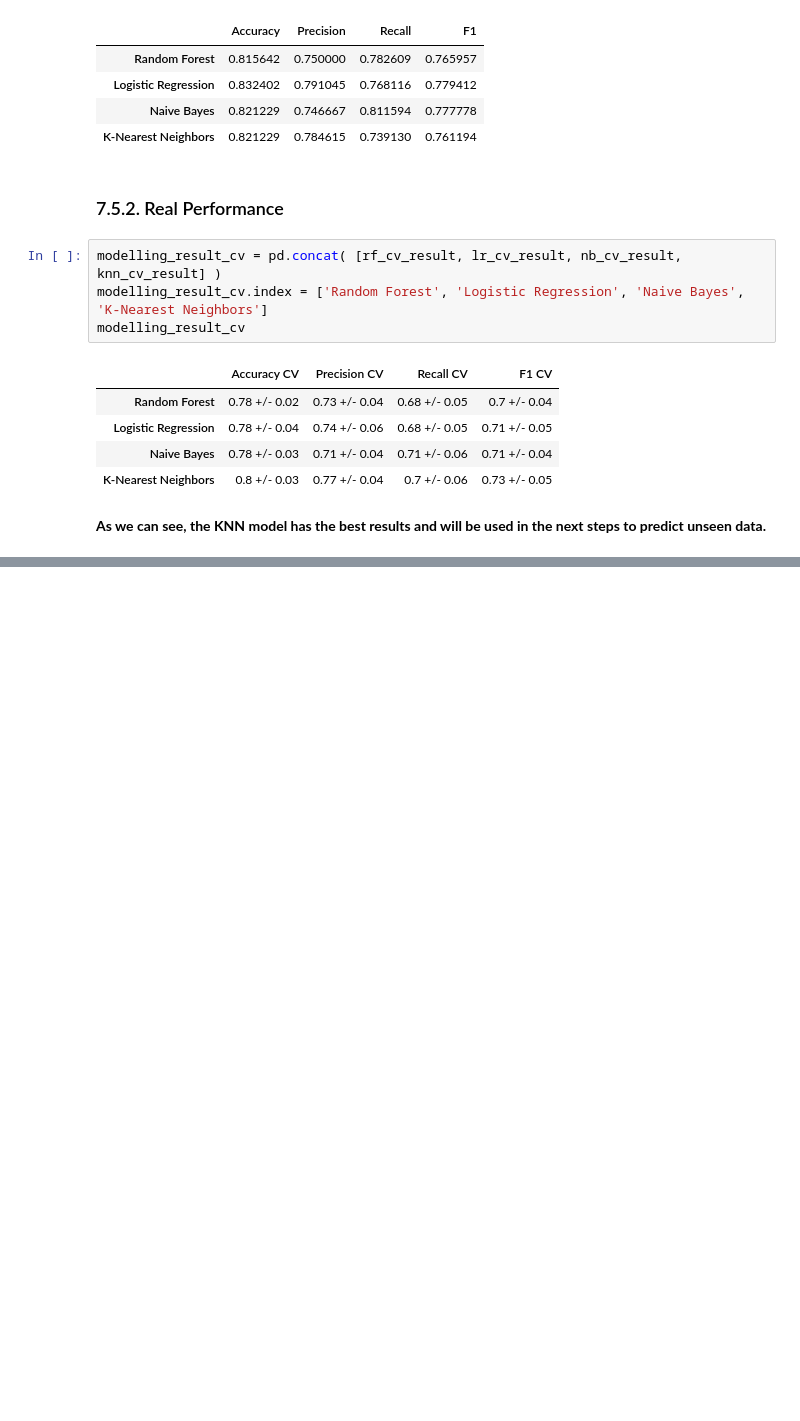
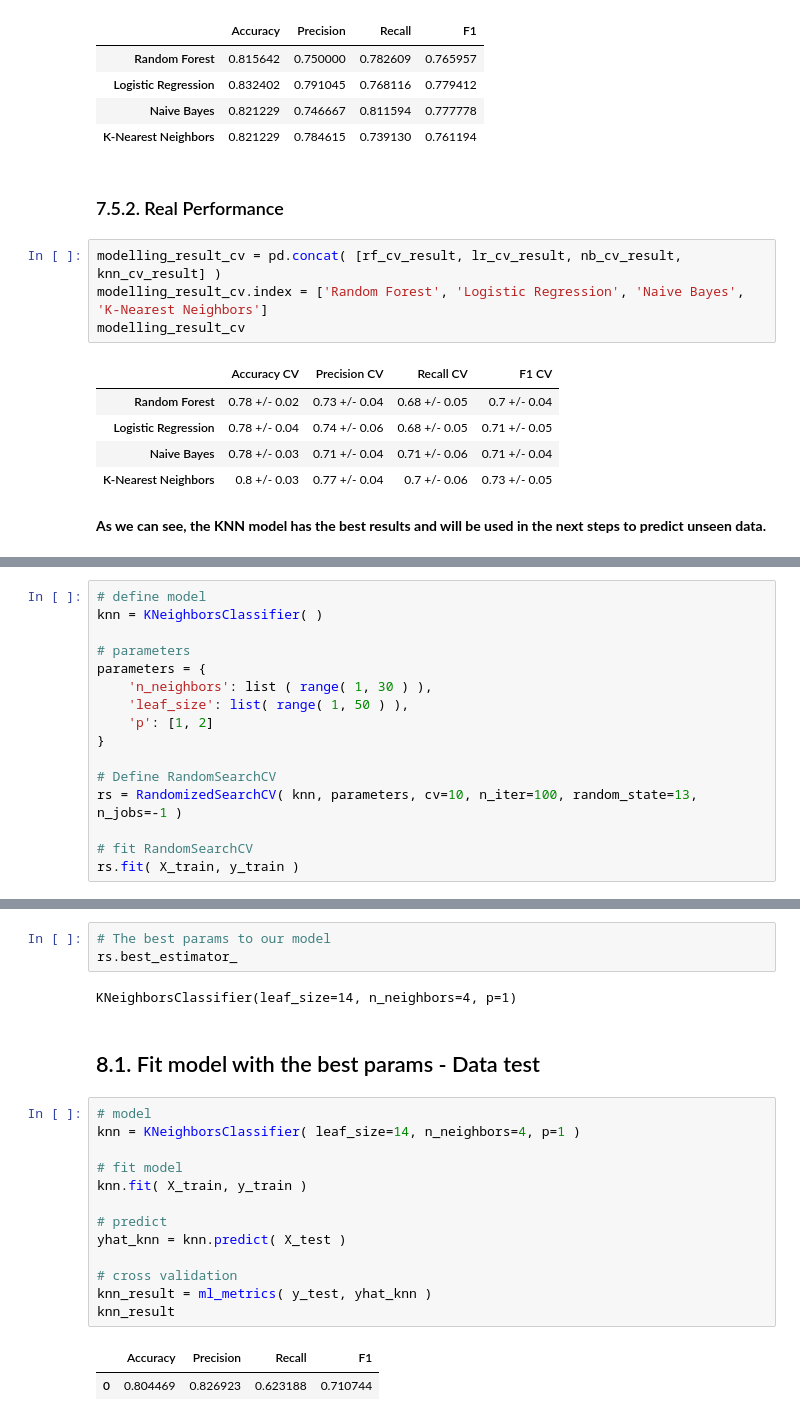
Before and after one commit to endhel/Prediction-of-the-Survivors-Titanic, a Jupyter notebook: Prediction-of-the-Survivors-Titanic.ipynb, the cells around one changed output, grey strips where cells are left out. Cells and saved outputs as stored; diff of their text form; blank space fills up the shorter version.

```diff
--- a/Prediction-of-the-Survivors-Titanic.ipynb
+++ b/Prediction-of-the-Survivors-Titanic.ipynb
@@ -981,0 +986,16 @@ modelling_result_cv
+# %%
+# define model
+knn = KNeighborsClassifier( )
+
+# parameters
+parameters = {
+    'n_neighbors': list ( range( 1, 30 ) ),
+    'leaf_size': list( range( 1, 50 ) ),
+    'p': [1, 2]
+}
+
+# Define RandomSearchCV
+rs = RandomizedSearchCV( knn, parameters, cv=10, n_iter=100, random_state=13, n_jobs=-1 )
+
+# fit RandomSearchCV
+rs.fit( X_train, y_train )
@@ -981,0 +1017,23 @@ modelling_result_cv
+# %%
+# The best params to our model
+rs.best_estimator_
+# %% [output]
+KNeighborsClassifier(leaf_size=14, n_neighbors=4, p=1)
+# %% [markdown]
+## 8.1. Fit model with the best params - Data test
+# %%
+# model
+knn = KNeighborsClassifier( leaf_size=14, n_neighbors=4, p=1 )
+
+# fit model
+knn.fit( X_train, y_train )
+
+# predict
+yhat_knn = knn.predict( X_test )
+
+# cross validation
+knn_result = ml_metrics( y_test, yhat_knn )
+knn_result
+# %% [output]
+|  | Accuracy | Precision | Recall | F1 |
+| 0 | 0.804469 | 0.826923 | 0.623188 | 0.710744 |
```
Also changed, not shown: parts of 7 cells of this notebook.
